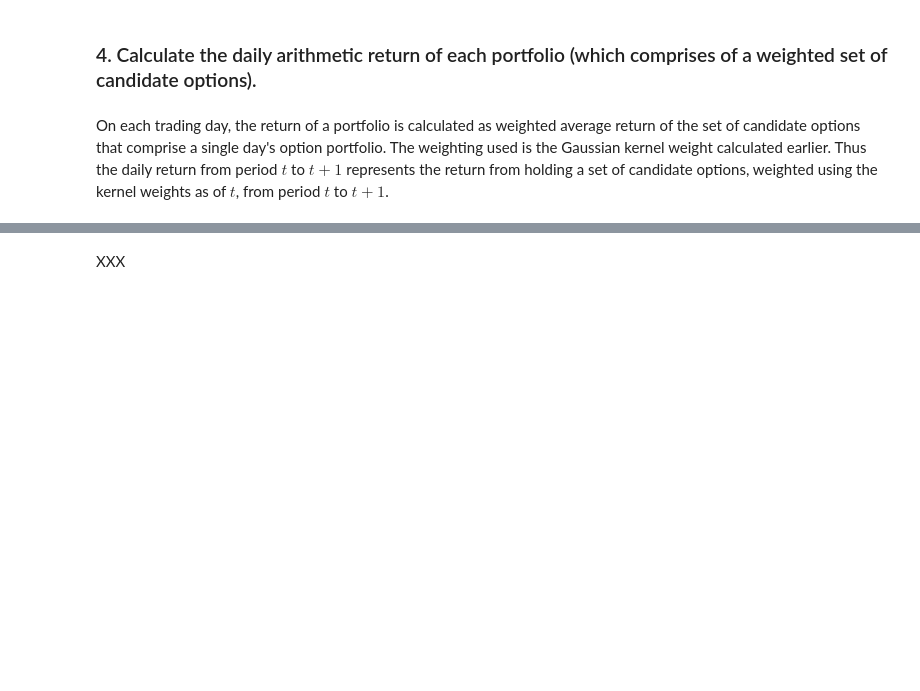
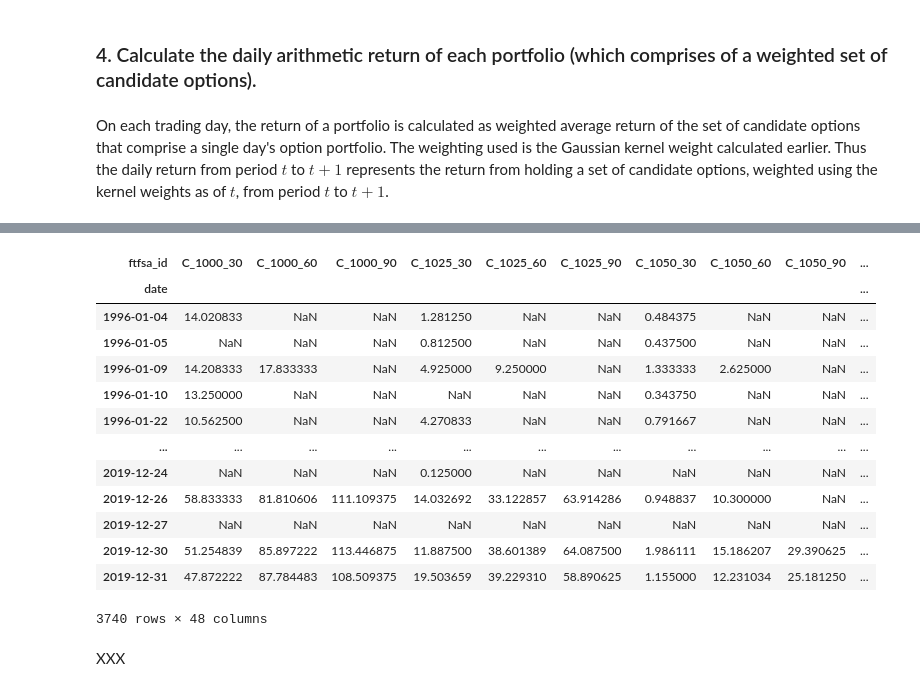
Before and after one commit to jmbejara/constantinides_2013_options, a Jupyter notebook: notebooks/portfolios.ipynb, the cells around one changed output, grey strips where cells are left out. Cells and saved outputs as stored; diff of their text form; code cells hidden in the pictures; blank space fills up the shorter version.

```diff
--- a/notebooks/portfolios.ipynb
+++ b/notebooks/portfolios.ipynb
@@ -371,3 +466,20 @@ On each trading day, the return of a portfolio is calculated as weighted average
+# %%
+spx_mod[['mid_price']].pivot_table(index='date', columns='ftfsa_id', values='mid_price')
+# %% [output]
+| ftfsa_id | C_1000_30 | C_1000_60 | C_1000_90 | C_1025_30 | C_1025_60 | C_1025_90 | C_1050_30 | C_1050_60 | C_1050_90 | ... |
+| date |  |  |  |  |  |  |  |  |  | ... |
+| 1996-01-04 | 14.020833 | NaN | NaN | 1.281250 | NaN | NaN | 0.484375 | NaN | NaN | ... |
+| 1996-01-05 | NaN | NaN | NaN | 0.812500 | NaN | NaN | 0.437500 | NaN | NaN | ... |
+| 1996-01-09 | 14.208333 | 17.833333 | NaN | 4.925000 | 9.250000 | NaN | 1.333333 | 2.625000 | NaN | ... |
+| 1996-01-10 | 13.250000 | NaN | NaN | NaN | NaN | NaN | 0.343750 | NaN | NaN | ... |
+| 1996-01-22 | 10.562500 | NaN | NaN | 4.270833 | NaN | NaN | 0.791667 | NaN | NaN | ... |
+| ... | ... | ... | ... | ... | ... | ... | ... | ... | ... | ... |
+| 2019-12-24 | NaN | NaN | NaN | 0.125000 | NaN | NaN | NaN | NaN | NaN | ... |
+| 2019-12-26 | 58.833333 | 81.810606 | 111.109375 | 14.032692 | 33.122857 | 63.914286 | 0.948837 | 10.300000 | NaN | ... |
+| 2019-12-27 | NaN | NaN | NaN | NaN | NaN | NaN | NaN | NaN | NaN | ... |
+| 2019-12-30 | 51.254839 | 85.897222 | 113.446875 | 11.887500 | 38.601389 | 64.087500 | 1.986111 | 15.186207 | 29.390625 | ... |
+| 2019-12-31 | 47.872222 | 87.784483 | 108.509375 | 19.503659 | 39.229310 | 58.890625 | 1.155000 | 12.231034 | 25.181250 | ... |
+3740 rows × 48 columns
 # %% [markdown]
 XXX
 # %%
```
Also changed, not shown: parts of 6 cells of this notebook.
